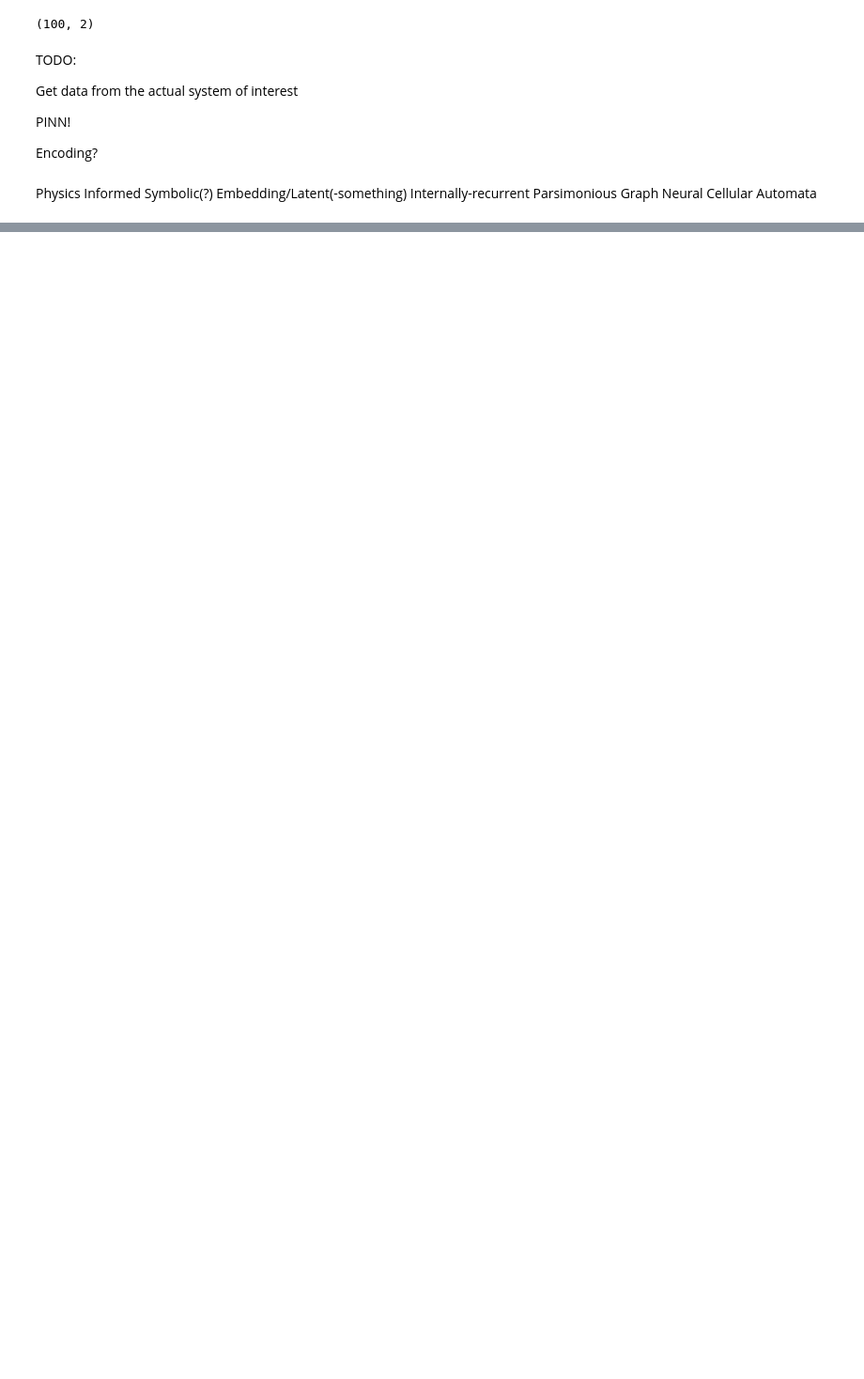
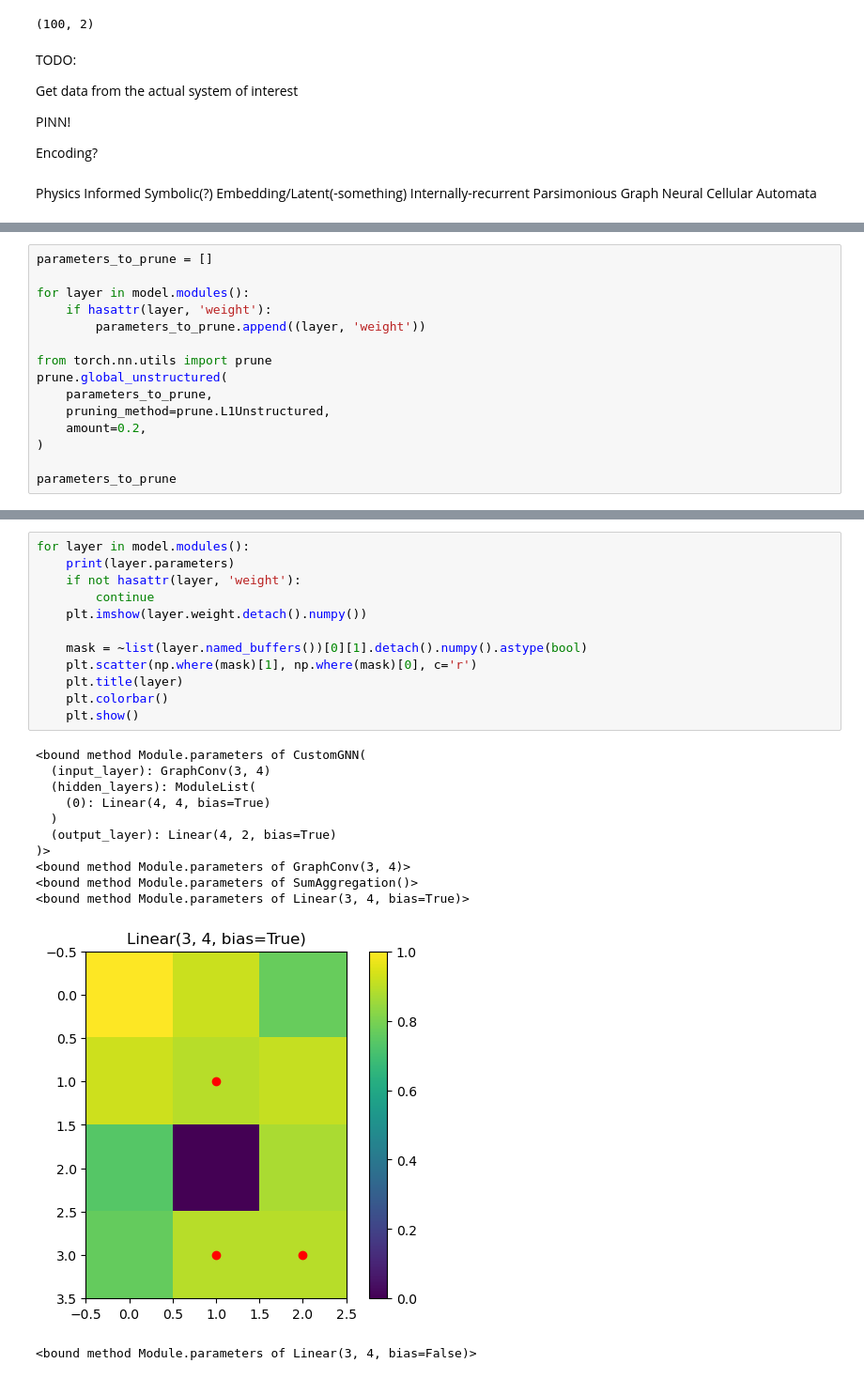
Before and after one commit to JakobSchauser/PhD, a Jupyter notebook: code/NCAs/NCA_message_passing.ipynb, the cells around one changed output, grey strips where cells are left out. Shown at 94% size. Saved outputs shown, nothing was run; the diff lists cells and outputs as text; blank space fills up the shorter version.

```diff
--- a/code/NCAs/NCA_message_passing.ipynb
+++ b/code/NCAs/NCA_message_passing.ipynb
@@ -360,0 +310,15 @@ layer3.weight
+# %%
+parameters_to_prune = []
+
+for layer in model.modules():
+    if hasattr(layer, 'weight'):
+        parameters_to_prune.append((layer, 'weight'))
+
+from torch.nn.utils import prune
+prune.global_unstructured(
+    parameters_to_prune,
+    pruning_method=prune.L1Unstructured,
+    amount=0.2,
+)
+
+parameters_to_prune
@@ -360,0 +330,25 @@ layer3.weight
+# %%
+for layer in model.modules():
+    print(layer.parameters)
+    if not hasattr(layer, 'weight'):
+        continue
+    plt.imshow(layer.weight.detach().numpy())
+
+    mask = ~list(layer.named_buffers())[0][1].detach().numpy().astype(bool)
+    plt.scatter(np.where(mask)[1], np.where(mask)[0], c='r')
+    plt.title(layer)
+    plt.colorbar()
+    plt.show()
+# %% [output]
+<bound method Module.parameters of CustomGNN(
+  (input_layer): GraphConv(3, 4)
+  (hidden_layers): ModuleList(
+    (0): Linear(4, 4, bias=True)
+  )
+  (output_layer): Linear(4, 2, bias=True)
+)>
+<bound method Module.parameters of GraphConv(3, 4)>
+<bound method Module.parameters of SumAggregation()>
+<bound method Module.parameters of Linear(3, 4, bias=True)>
+[figure, added]
+<bound method Module.parameters of Linear(3, 4, bias=False)>
```
Also changed, not shown: parts of 8 cells of this notebook.
